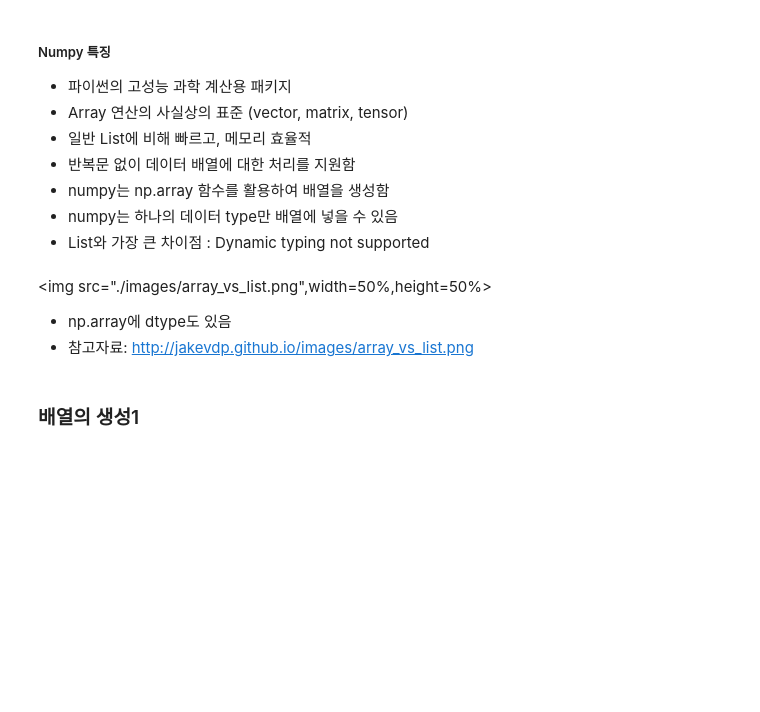
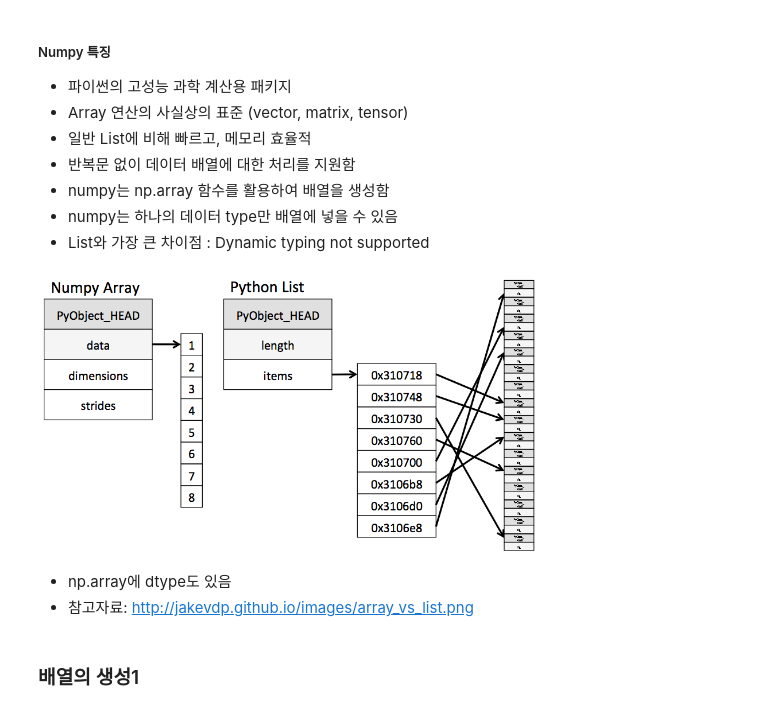
Before and after one commit to dyjin1217/Python, a Jupyter notebook: Basic/Numpy_Summary.ipynb, the cells around one changed output. Cells and saved outputs as stored; diff of their text form; code cells hidden in the pictures; blank space fills up the shorter version.

```diff
--- a/Basic/Numpy_Summary.ipynb
+++ b/Basic/Numpy_Summary.ipynb
@@ -15,9 +18,11 @@
 - numpy는 np.array 함수를 활용하여 배열을 생성함
 - numpy는 하나의 데이터 type만 배열에 넣을 수 있음
 - List와 가장 큰 차이점 : Dynamic typing not supported
+# %%
+Image(filename='./images/array_vs_list.png',width=500)
+# %% [output]
+[figure, added]
 # %% [markdown]
-<img src="./images/array_vs_list.png",width=50%,height=50%>
-
 - np.array에 dtype도 있음
 - 참고자료: http://jakevdp.github.io/images/array_vs_list.png
 # %%
```
Also changed, not shown: parts of 25 cells of this notebook.
